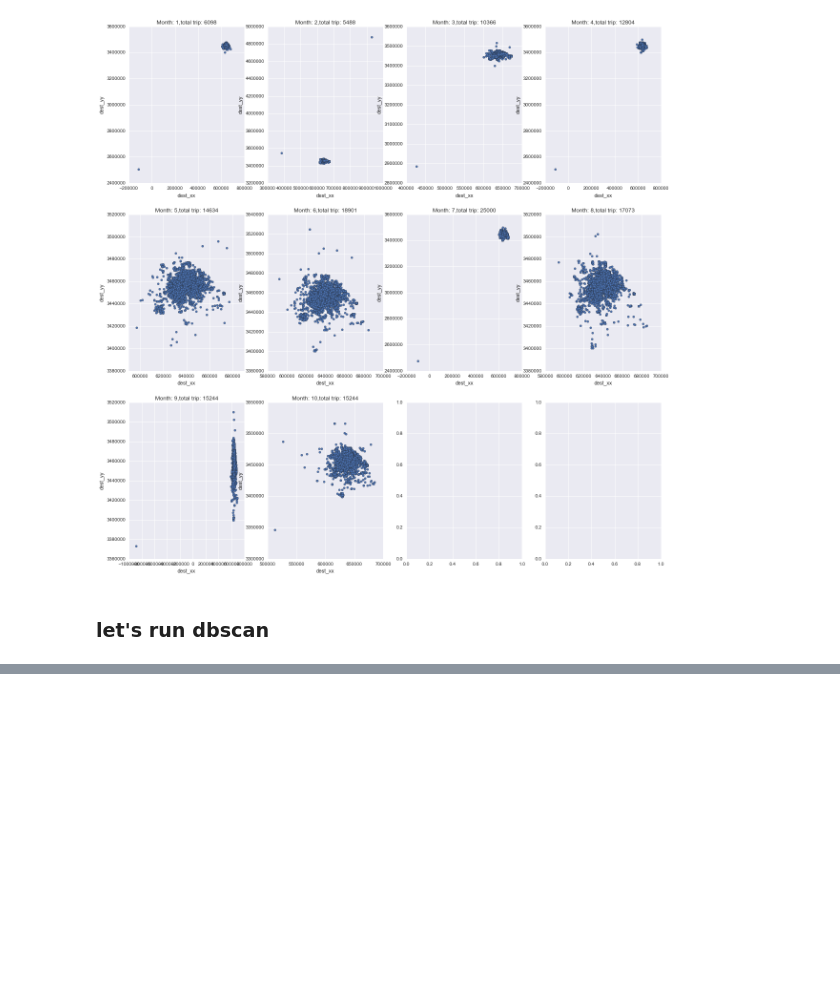
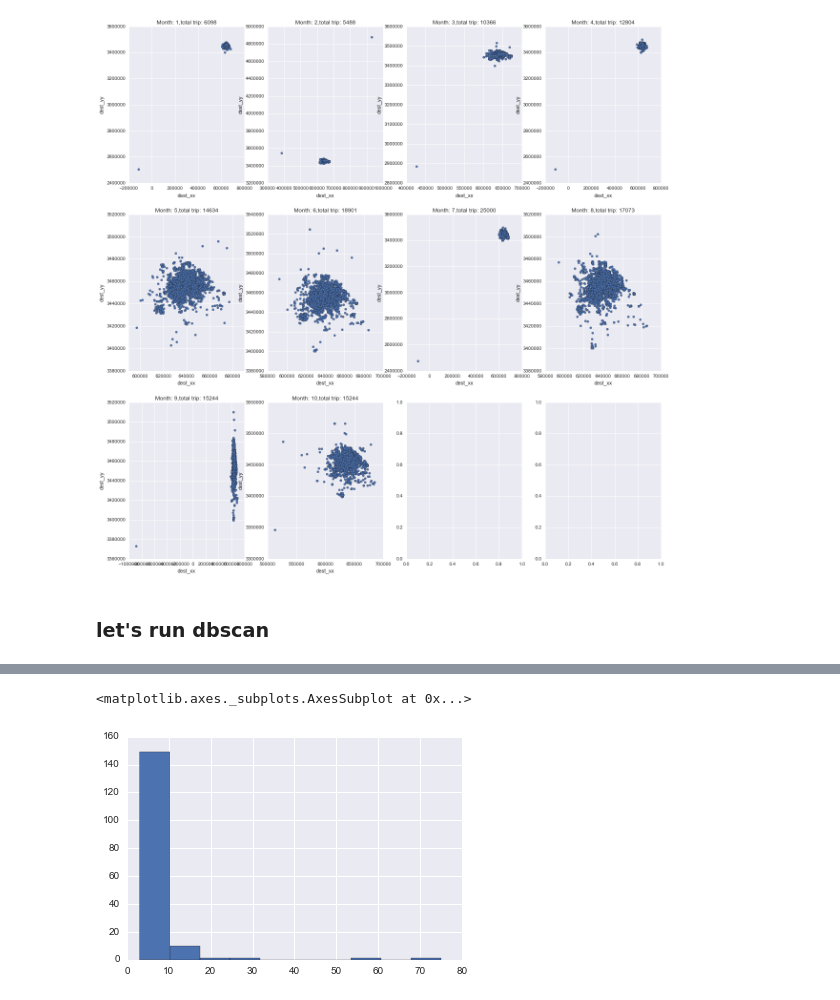
Before and after one commit to yangju-90/DiDi_IACP, a Jupyter notebook: code/Sample_the_data.ipynb, the cells around one changed output, grey strips where cells are left out. Drawn from its saved outputs; the diff is of its cells as text; code cells hidden in the pictures; blank space fills up the shorter version.

```diff
--- a/code/Sample_the_data.ipynb
+++ b/code/Sample_the_data.ipynb
@@ -132,0 +143,7 @@ ax.set_xlim(0, 100)
+# %%
+mem_start = data_re[data_re['label_starting']!=-1]
+size = mem_start[mem_start['month']==10].groupby('label_starting').count()['starting_xx']
+size.hist()
+# %% [output]
+<matplotlib.axes._subplots.AxesSubplot at 0x...>
+[figure, added]
```
Also changed, not shown: parts of 8 cells of this notebook, 32 other files.
